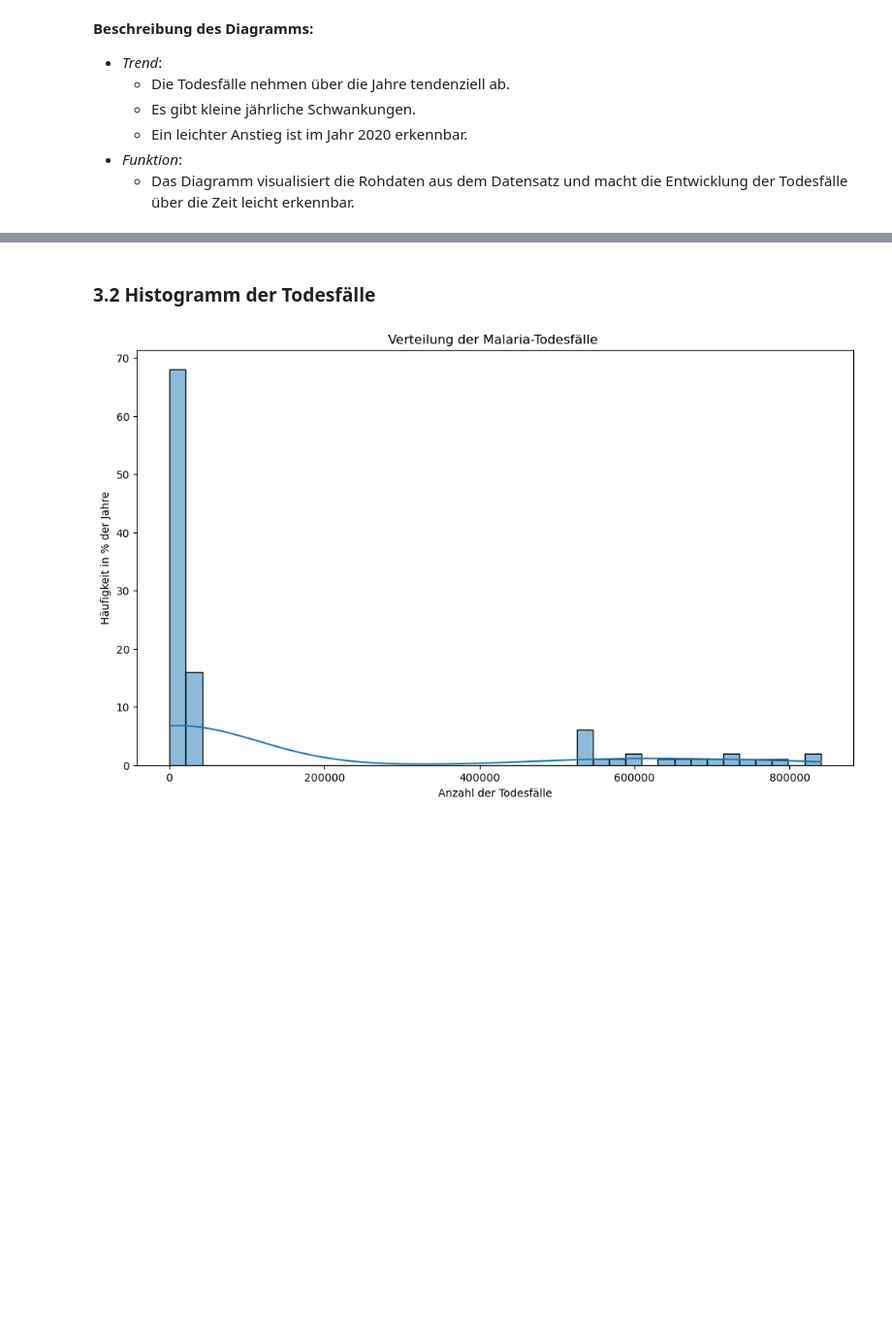
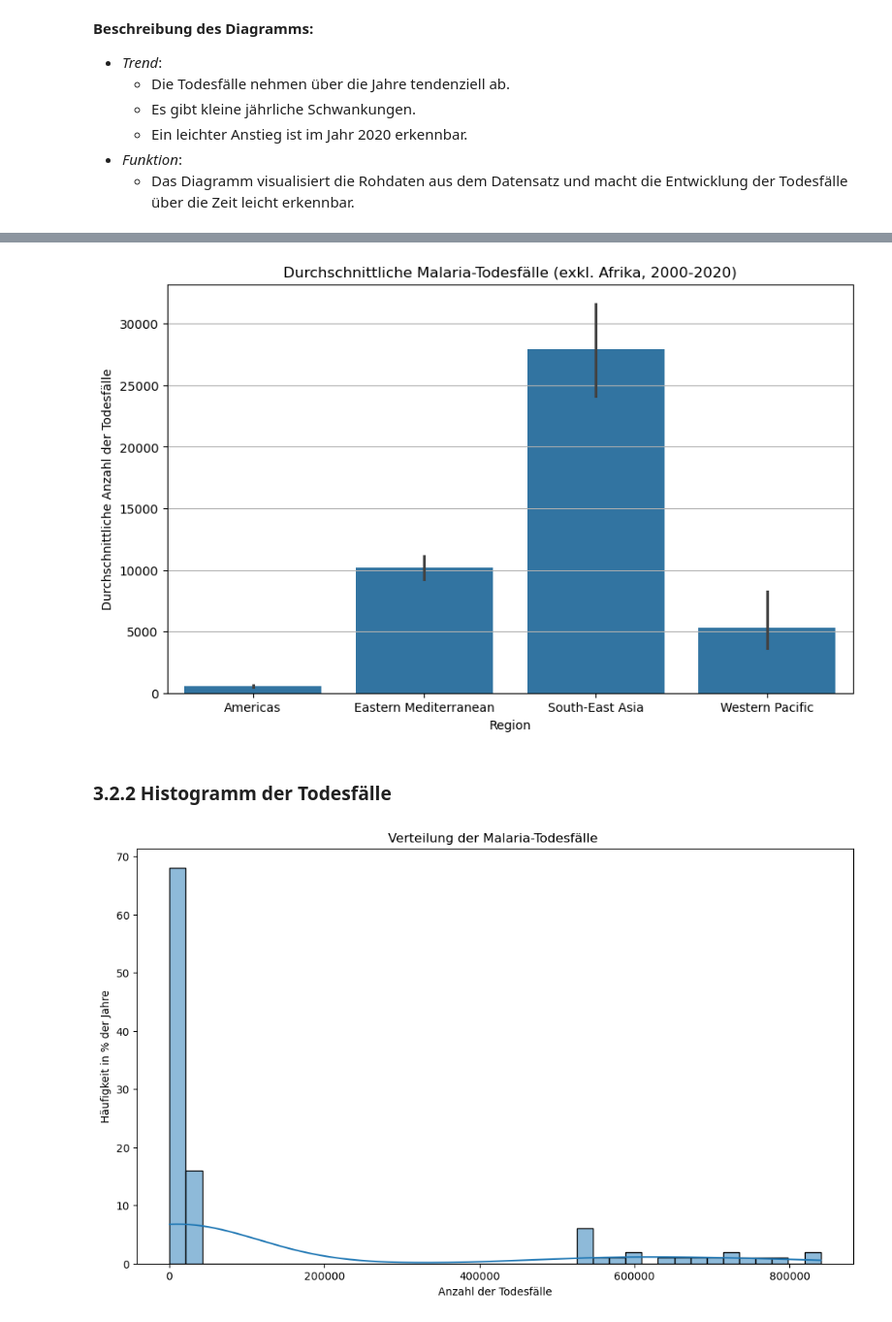
Before and after one commit to kipisha/Informatik-1, a Jupyter notebook: LN_Python_malaria.ipynb, the cells around one changed output, grey strips where cells are left out. Shown at 97% size. Drawn from its saved outputs; the diff is of its cells as text; code cells hidden in the pictures; blank space fills up the shorter version.

```diff
--- a/LN_Python_malaria.ipynb
+++ b/LN_Python_malaria.ipynb
@@ -131,5 +158,19 @@ plt.show()
+# %%
+df_kleine_regionen = df_long[df_long['Region'] != 'Africa']
+
+plt.figure(figsize=(10, 6))
+
+sns.barplot(x='Region', y='MalariaDeaths', data=df_kleine_regionen,)
+
+plt.title('Durchschnittliche Malaria-Todesfälle (exkl. Afrika, 2000-2020)')
+plt.xlabel('Region')
+plt.ylabel('Durchschnittliche Anzahl der Todesfälle')
+plt.grid(axis='y')
+plt.show()
+# %% [output]
+[figure, added]
 # %% [markdown]
-### **3.2 Histogramm der Todesfälle**
+### **3.2.2 Histogramm der Todesfälle**
 # %%
 plt.figure(figsize=(12, 7))
 sns.histplot(data=df_long, x='MalariaDeaths', bins=40, kde=True)
```
Also changed, not shown: parts of 14 cells of this notebook.
